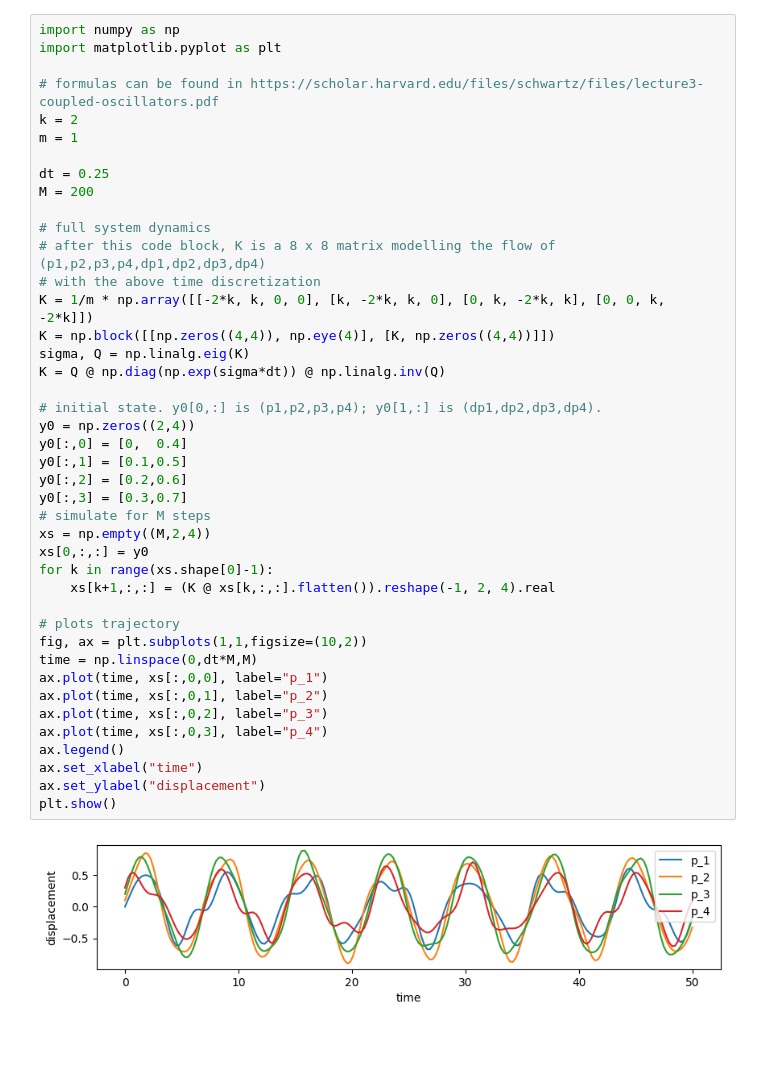
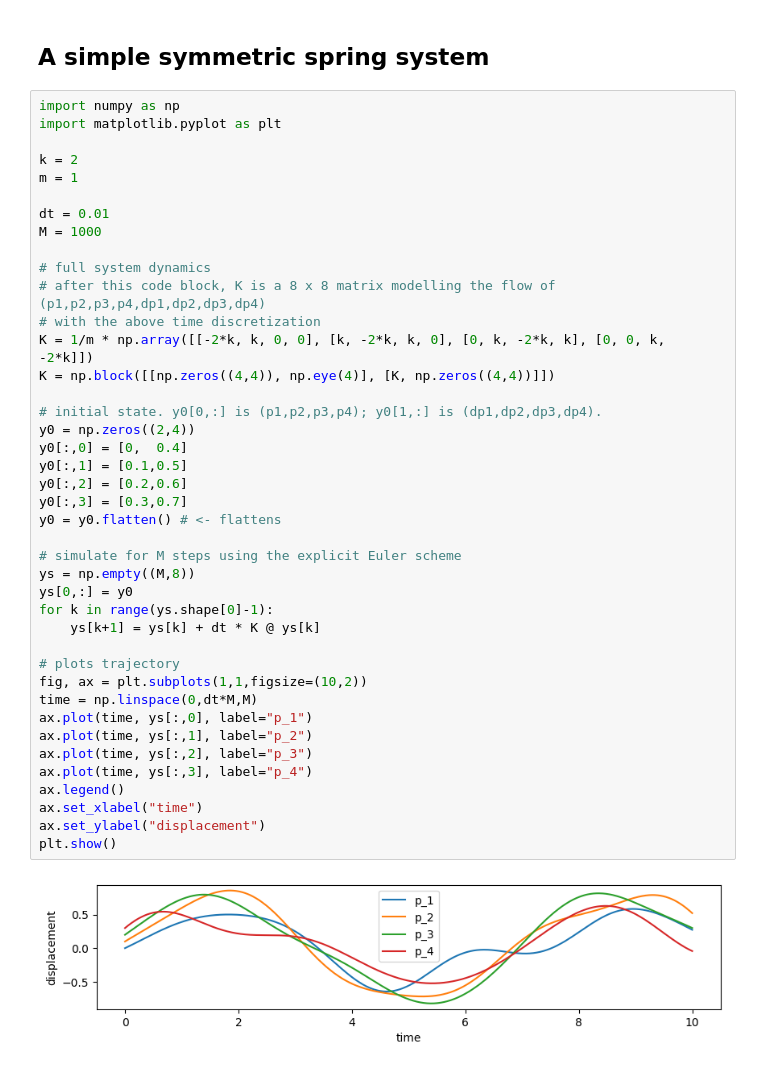
Before and after one commit to graps1/convolutional-edmd, a Jupyter notebook: spring_system.ipynb, the cells around one changed output. Cells and saved outputs as stored; diff of their text form; blank space fills up the shorter version.

Commit message:
spring system etc

```diff
--- a/spring_system.ipynb
+++ b/spring_system.ipynb
@@ -1,44 +1,45 @@
+# %% [markdown]
+## A simple symmetric spring system
 # %%
 import numpy as np
 import matplotlib.pyplot as plt
 
-# formulas can be found in https://scholar.harvard.edu/files/schwartz/files/lecture3-coupled-oscillators.pdf
 k = 2
 m = 1
 
-dt = 0.25
-M = 200
+dt = 0.01
+M = 1000
 
 # full system dynamics
 # after this code block, K is a 8 x 8 matrix modelling the flow of (p1,p2,p3,p4,dp1,dp2,dp3,dp4)
 # with the above time discretization
 K = 1/m * np.array([[-2*k, k, 0, 0], [k, -2*k, k, 0], [0, k, -2*k, k], [0, 0, k, -2*k]])
 K = np.block([[np.zeros((4,4)), np.eye(4)], [K, np.zeros((4,4))]])
-sigma, Q = np.linalg.eig(K)
-K = Q @ np.diag(np.exp(sigma*dt)) @ np.linalg.inv(Q)
 
 # initial state. y0[0,:] is (p1,p2,p3,p4); y0[1,:] is (dp1,dp2,dp3,dp4).
 y0 = np.zeros((2,4))
 y0[:,0] = [0,  0.4]
 y0[:,1] = [0.1,0.5]
 y0[:,2] = [0.2,0.6]
 y0[:,3] = [0.3,0.7]
-# simulate for M steps
-xs = np.empty((M,2,4))
-xs[0,:,:] = y0
-for k in range(xs.shape[0]-1):
-    xs[k+1,:,:] = (K @ xs[k,:,:].flatten()).reshape(-1, 2, 4).real
+y0 = y0.flatten() # <- flattens
+
+# simulate for M steps using the explicit Euler scheme
+ys = np.empty((M,8))
+ys[0,:] = y0
+for k in range(ys.shape[0]-1):
+    ys[k+1] = ys[k] + dt * K @ ys[k]
 
 # plots trajectory
 fig, ax = plt.subplots(1,1,figsize=(10,2))
 time = np.linspace(0,dt*M,M)
-ax.plot(time, xs[:,0,0], label="p_1")
-ax.plot(time, xs[:,0,1], label="p_2")
-ax.plot(time, xs[:,0,2], label="p_3")
-ax.plot(time, xs[:,0,3], label="p_4")
+ax.plot(time, ys[:,0], label="p_1")
+ax.plot(time, ys[:,1], label="p_2")
+ax.plot(time, ys[:,2], label="p_3")
+ax.plot(time, ys[:,3], label="p_4")
 ax.legend()
 ax.set_xlabel("time")
 ax.set_ylabel("displacement")
 plt.show()
 # %% [output]
-[figure, old version]
+[figure, new version]
```
Also changed, not shown: parts of 4 cells of this notebook, 12 other files.
